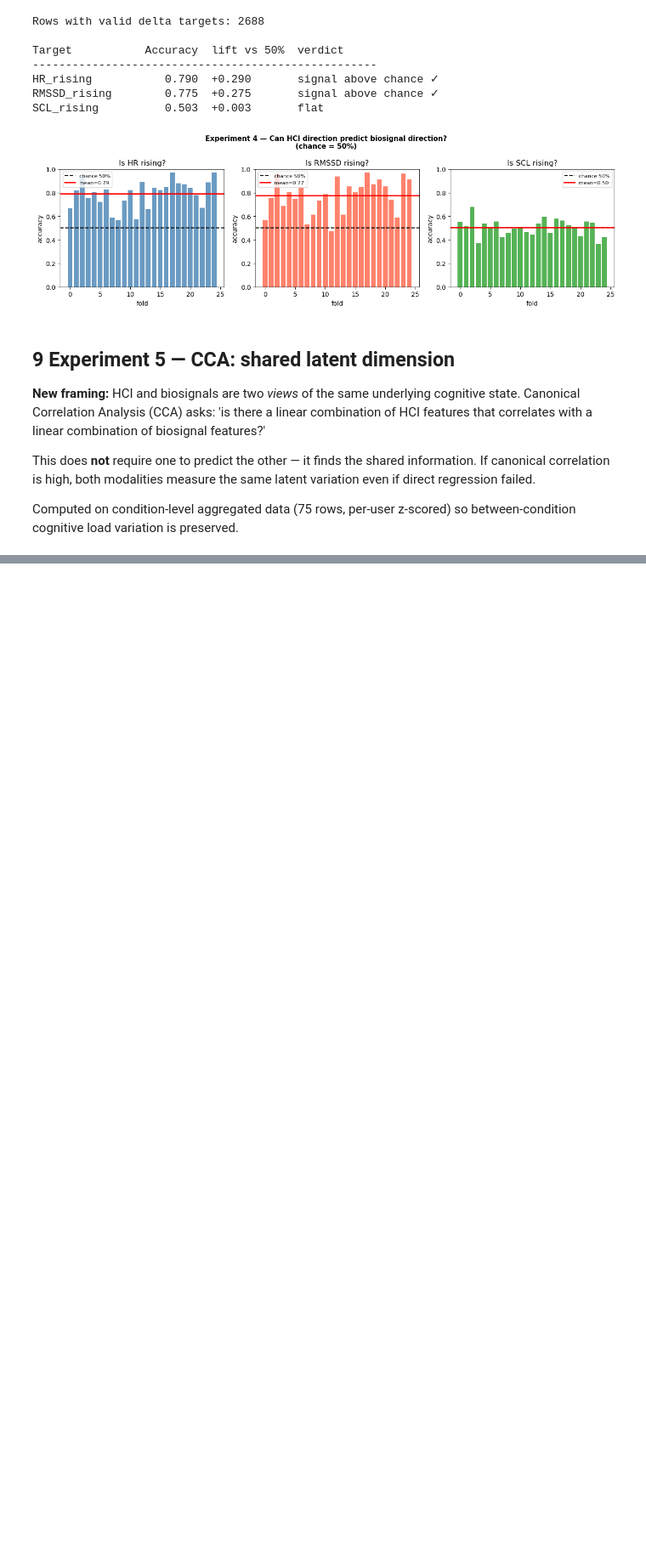
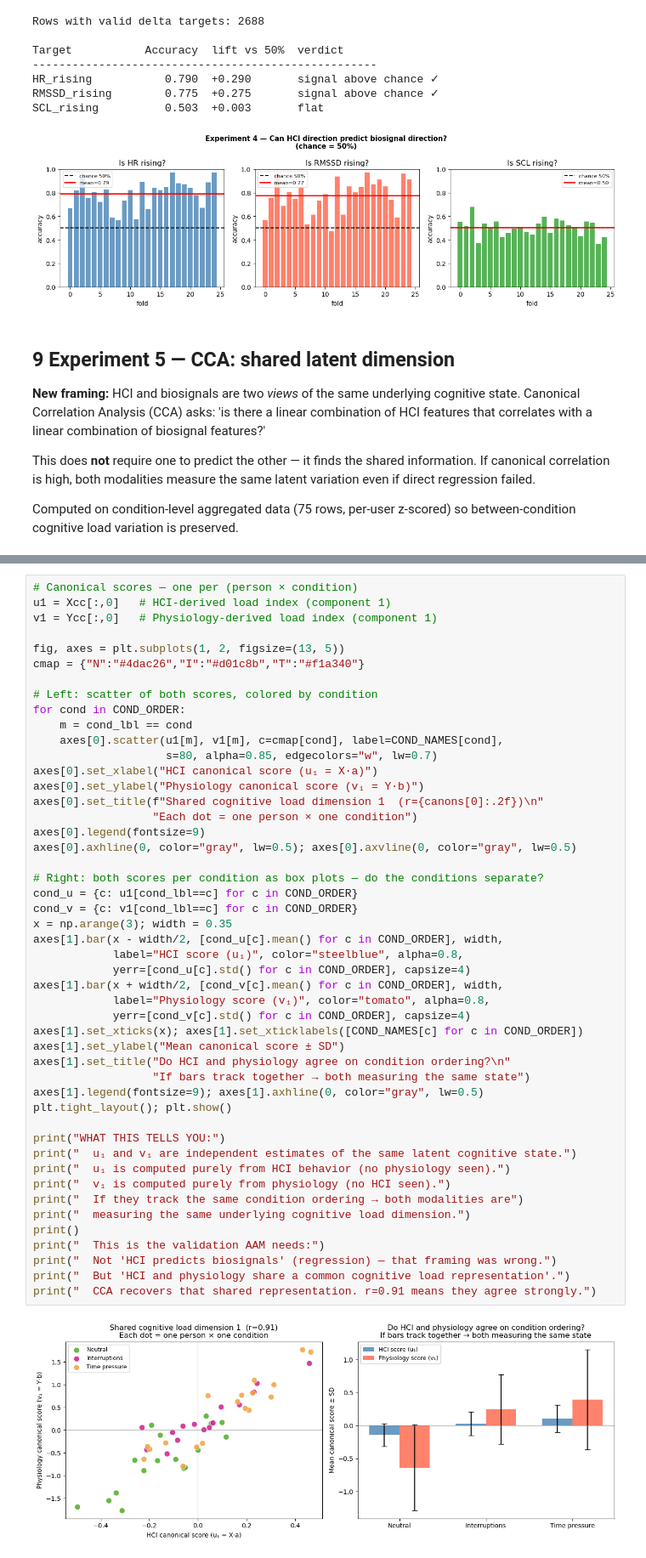
Before and after one commit to PPP-Attention-Adaptive-Manager/Biosignals_study, a Jupyter notebook: analyse_cogload.ipynb, the cells around one changed output, grey strips where cells are left out. Shown at 85% size. Saved outputs shown, nothing was run; the diff lists cells and outputs as text; blank space fills up the shorter version.

```diff
--- a/analyse_cogload.ipynb
+++ b/analyse_cogload.ipynb
@@ -736,0 +848,50 @@ INTERPRETATION:
+# %%
+# Canonical scores — one per (person × condition)
+u1 = Xcc[:,0]   # HCI-derived load index (component 1)
+v1 = Ycc[:,0]   # Physiology-derived load index (component 1)
+
+fig, axes = plt.subplots(1, 2, figsize=(13, 5))
+cmap = {"N":"#4dac26","I":"#d01c8b","T":"#f1a340"}
+
+# Left: scatter of both scores, colored by condition
+for cond in COND_ORDER:
+    m = cond_lbl == cond
+    axes[0].scatter(u1[m], v1[m], c=cmap[cond], label=COND_NAMES[cond],
+                    s=80, alpha=0.85, edgecolors="w", lw=0.7)
+axes[0].set_xlabel("HCI canonical score (u₁ = X·a)")
+axes[0].set_ylabel("Physiology canonical score (v₁ = Y·b)")
+axes[0].set_title(f"Shared cognitive load dimension 1  (r={canons[0]:.2f})\n"
+                  "Each dot = one person × one condition")
+axes[0].legend(fontsize=9)
+axes[0].axhline(0, color="gray", lw=0.5); axes[0].axvline(0, color="gray", lw=0.5)
+
+# Right: both scores per condition as box plots — do the conditions separate?
+cond_u = {c: u1[cond_lbl==c] for c in COND_ORDER}
+cond_v = {c: v1[cond_lbl==c] for c in COND_ORDER}
+x = np.arange(3); width = 0.35
+axes[1].bar(x - width/2, [cond_u[c].mean() for c in COND_ORDER], width,
+            label="HCI score (u₁)", color="steelblue", alpha=0.8,
+            yerr=[cond_u[c].std() for c in COND_ORDER], capsize=4)
+axes[1].bar(x + width/2, [cond_v[c].mean() for c in COND_ORDER], width,
+            label="Physiology score (v₁)", color="tomato", alpha=0.8,
+            yerr=[cond_v[c].std() for c in COND_ORDER], capsize=4)
+axes[1].set_xticks(x); axes[1].set_xticklabels([COND_NAMES[c] for c in COND_ORDER])
+axes[1].set_ylabel("Mean canonical score ± SD")
+axes[1].set_title("Do HCI and physiology agree on condition ordering?\n"
+                  "If bars track together → both measuring the same state")
+axes[1].legend(fontsize=9); axes[1].axhline(0, color="gray", lw=0.5)
+plt.tight_layout(); plt.show()
+
+print("WHAT THIS TELLS YOU:")
+print("  u₁ and v₁ are independent estimates of the same latent cognitive state.")
+print("  u₁ is computed purely from HCI behavior (no physiology seen).")
+print("  v₁ is computed purely from physiology (no HCI seen).")
+print("  If they track the same condition ordering → both modalities are")
+print("  measuring the same underlying cognitive load dimension.")
+print()
+print("  This is the validation AAM needs:")
+print("  Not 'HCI predicts biosignals' (regression) — that framing was wrong.")
+print("  But 'HCI and physiology share a common cognitive load representation'.")
+print("  CCA recovers that shared representation. r=0.91 means they agree strongly.")
+# %% [output]
+[figure, added]
```
Also changed, not shown: parts of 28 cells of this notebook, 1 other file.
